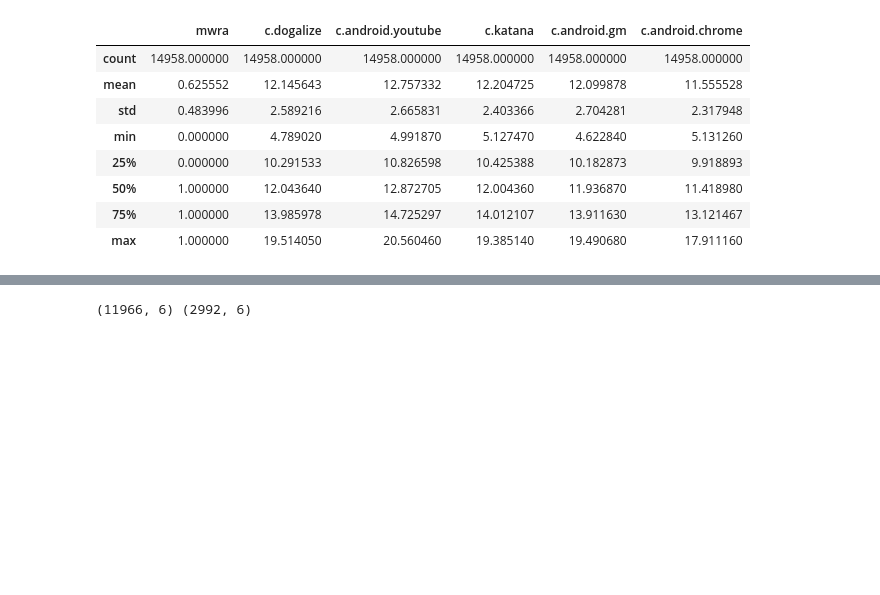
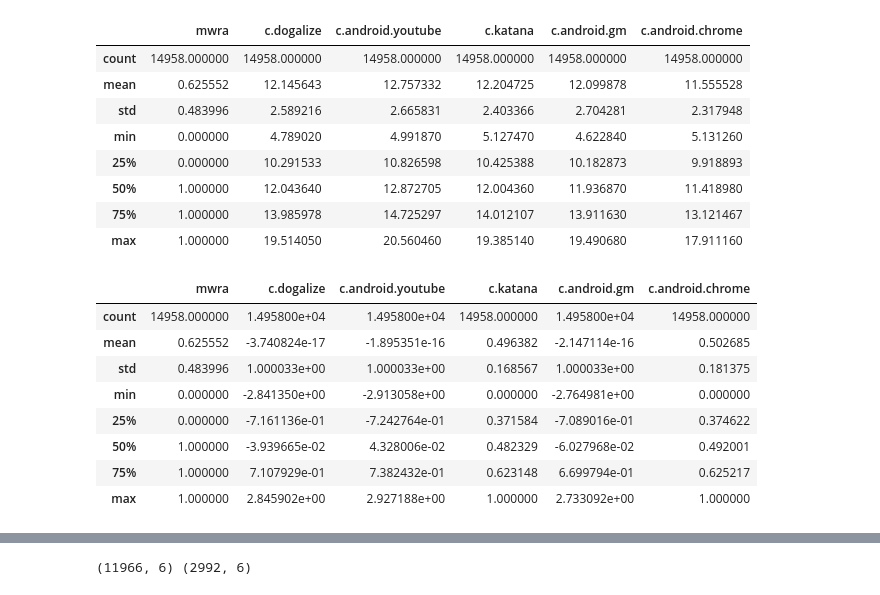
Before and after one commit to tomasswaier/IAU_project, a Jupyter notebook: second_project.ipynb, the cells around one changed output, grey strips where cells are left out. Saved outputs shown, nothing was run; the diff lists cells and outputs as text; code cells hidden in the pictures; blank space fills up the shorter version.

```diff
--- a/second_project.ipynb
+++ b/second_project.ipynb
@@ -109,3 +109,26 @@ df_connections.describe()
 | 50% | 1.000000 | 12.043640 | 12.872705 | 12.004360 | 11.936870 | 11.418980 |
 | 75% | 1.000000 | 13.985978 | 14.725297 | 14.012107 | 13.911630 | 13.121467 |
 | max | 1.000000 | 19.514050 | 20.560460 | 19.385140 | 19.490680 | 17.911160 |
+# %%
+from sklearn.preprocessing import MinMaxScaler, StandardScaler# type: ignore
+
+
+std_devs = df_connections.std()
+high_std_columns = std_devs[std_devs > 2.5].index
+mid_std_columns = std_devs[(std_devs > 1) & (std_devs <= 2.5)].index
+standard_scaler = StandardScaler()
+minmax_scaler = MinMaxScaler()
+df_connections[high_std_columns] = standard_scaler.fit_transform(df_connections[high_std_columns])
+df_connections[mid_std_columns] = minmax_scaler.fit_transform(df_connections[mid_std_columns])
+# %%
+df_connections.describe()
+# %% [output]
+|  | mwra | c.dogalize | c.android.youtube | c.katana | c.android.gm | c.android.chrome |
+| count | 14958.000000 | 1.495800e+04 | 1.495800e+04 | 14958.000000 | 1.495800e+04 | 14958.000000 |
+| mean | 0.625552 | -3.740824e-17 | -1.895351e-16 | 0.496382 | -2.147114e-16 | 0.502685 |
+| std | 0.483996 | 1.000033e+00 | 1.000033e+00 | 0.168567 | 1.000033e+00 | 0.181375 |
+| min | 0.000000 | -2.841350e+00 | -2.913058e+00 | 0.000000 | -2.764981e+00 | 0.000000 |
+| 25% | 0.000000 | -7.161136e-01 | -7.242764e-01 | 0.371584 | -7.089016e-01 | 0.374622 |
+| 50% | 1.000000 | -3.939665e-02 | 4.328006e-02 | 0.482329 | -6.027968e-02 | 0.492001 |
+| 75% | 1.000000 | 7.107929e-01 | 7.382432e-01 | 0.623148 | 6.699794e-01 | 0.625217 |
+| max | 1.000000 | 2.845902e+00 | 2.927188e+00 | 1.000000 | 2.733092e+00 | 1.000000 |
```
Also changed, not shown: parts of 6 cells of this notebook.
